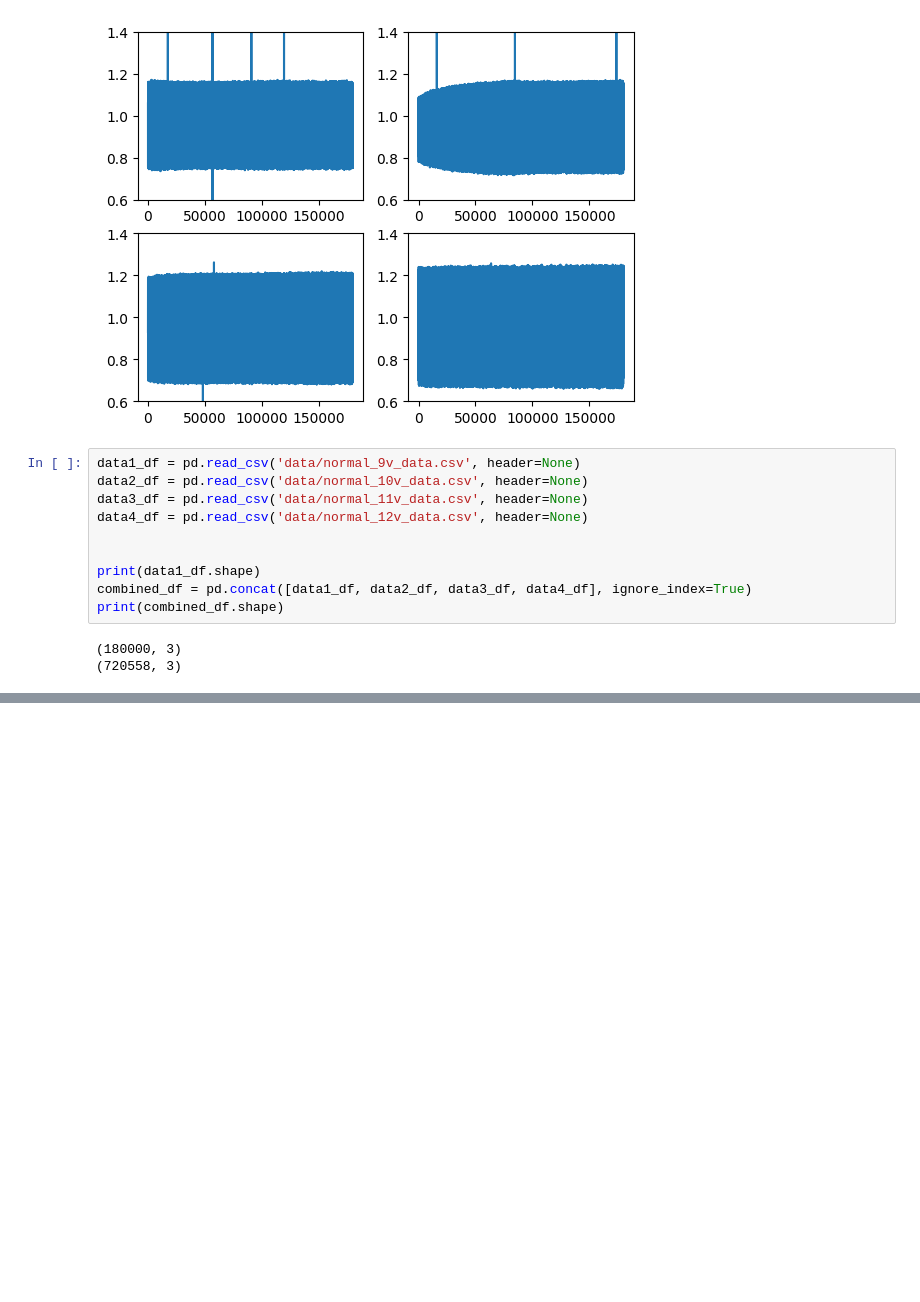
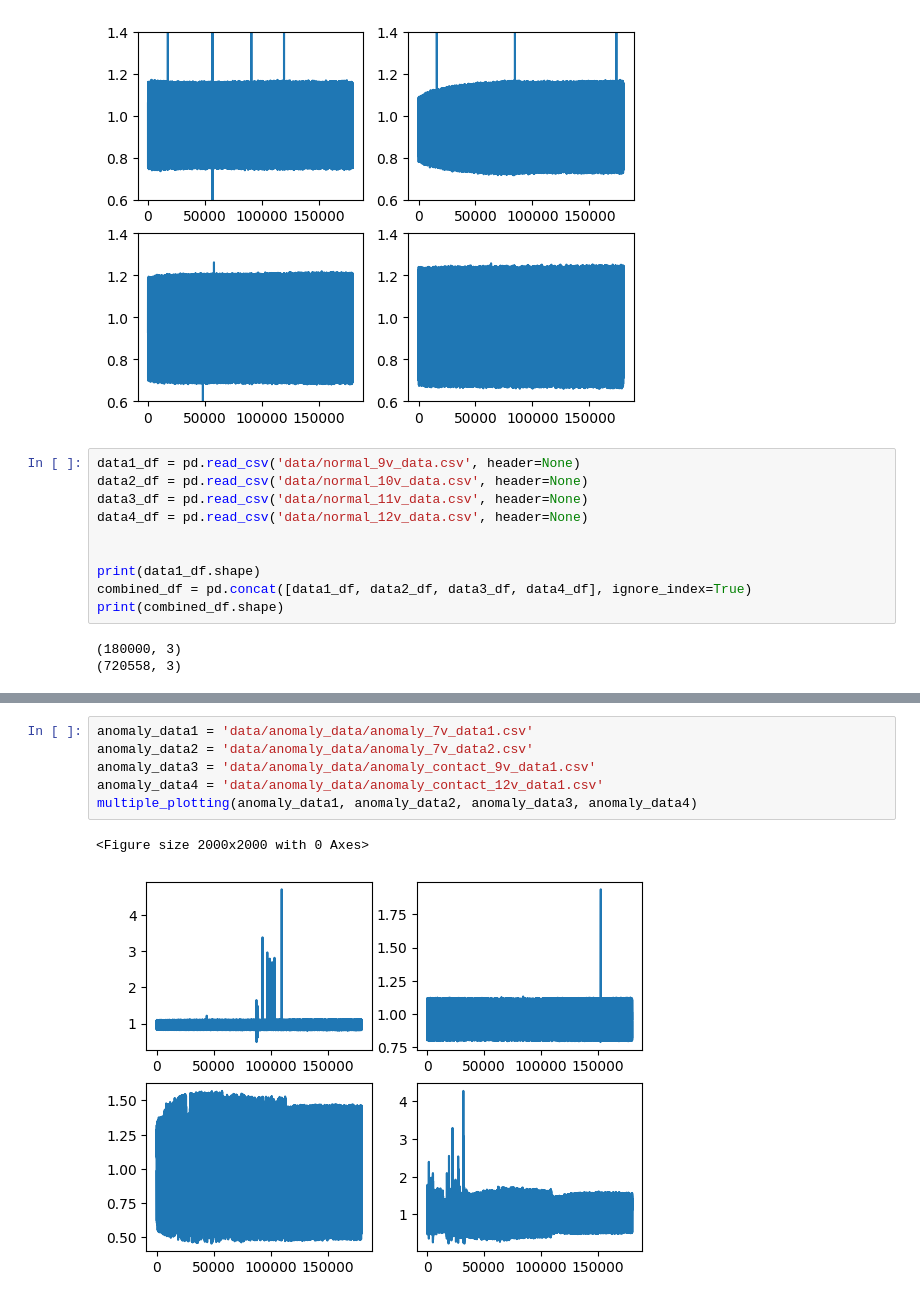
Before and after one commit to pnucse-capstone-2024/Capstone-2024-team-46, a Jupyter notebook: autoencoder.ipynb, the cells around one changed output, grey strips where cells are left out. Saved outputs shown, nothing was run; the diff lists cells and outputs as text; blank space fills up the shorter version.

```diff
--- a/autoencoder.ipynb
+++ b/autoencoder.ipynb
@@ -196,0 +294,9 @@ model.save("u_net_v5.h5")
+# %%
+anomaly_data1 = 'data/anomaly_data/anomaly_7v_data1.csv'
+anomaly_data2 = 'data/anomaly_data/anomaly_7v_data2.csv'
+anomaly_data3 = 'data/anomaly_data/anomaly_contact_9v_data1.csv'
+anomaly_data4 = 'data/anomaly_data/anomaly_contact_12v_data1.csv'
+multiple_plotting(anomaly_data1, anomaly_data2, anomaly_data3, anomaly_data4)
+# %% [output]
+<Figure size 2000x2000 with 0 Axes>
+[figure, added]
```
Also changed, not shown: parts of 21 cells of this notebook, 1 other file.
